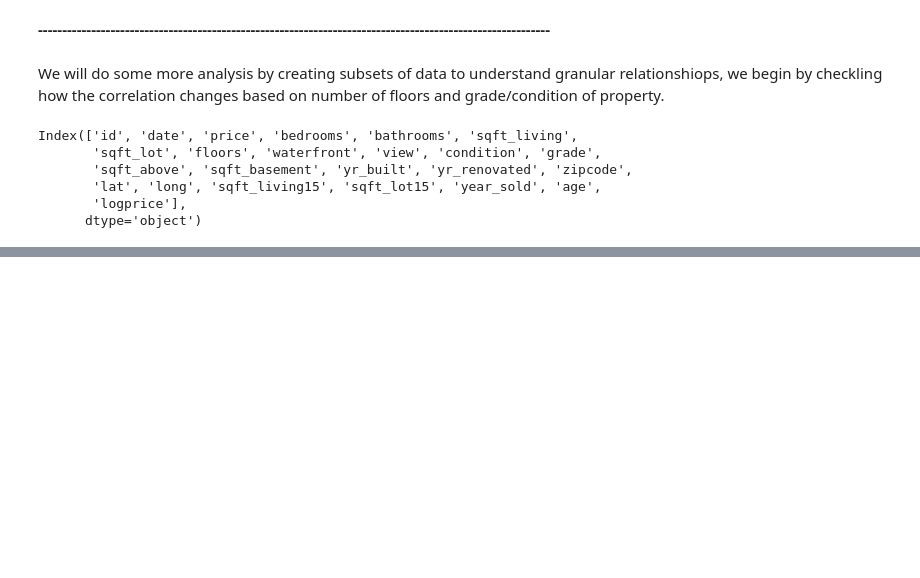
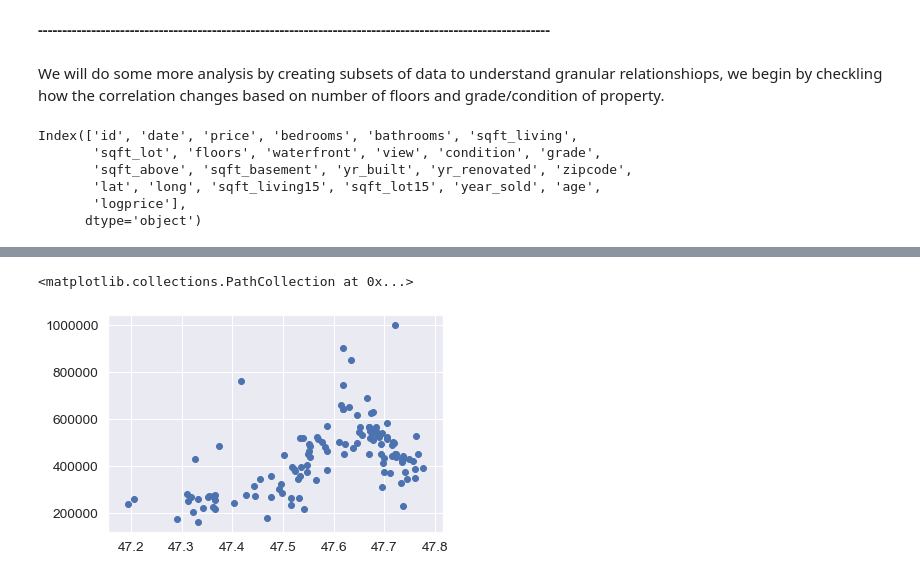
Before and after one commit to sezginisg/ksc, a Jupyter notebook: Kc first model.ipynb, the cells around one changed output, grey strips where cells are left out. Drawn from its saved outputs; the diff is of its cells as text; code cells hidden in the pictures; blank space fills up the shorter version.

```diff
--- a/Kc first model.ipynb
+++ b/Kc first model.ipynb
@@ -669,0 +813,5 @@ df2.groupby('floors').corr()['price']
+# %%
+plt.scatter(df[df.sqft_living == 1540].lat, df[df.sqft_living == 1540].price)
+# %% [output]
+<matplotlib.collections.PathCollection at 0x...>
+[figure, added]
```
Also changed, not shown: parts of 20 cells of this notebook.
